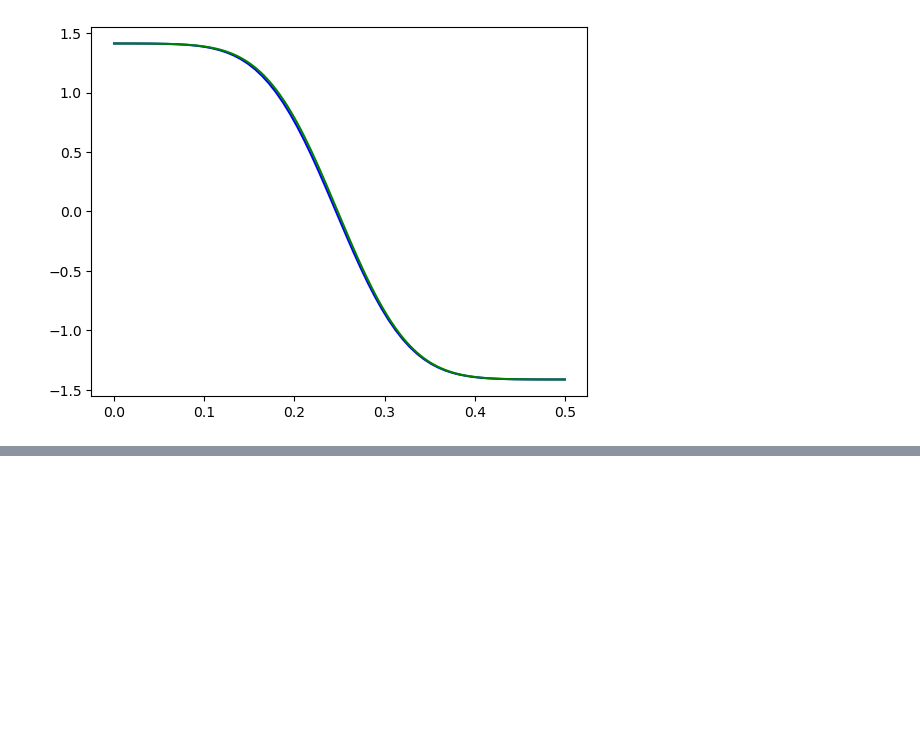
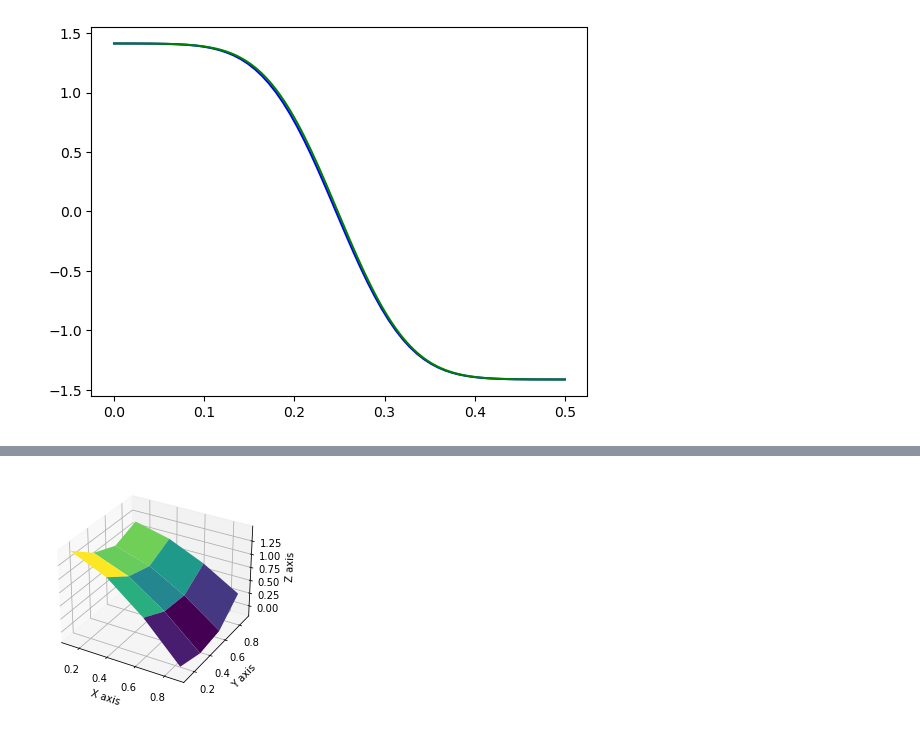
Before and after one commit to robrahm/PDE-Solvers, a Jupyter notebook: Solvers/Haar Function Test.ipynb, the cells around one changed output, grey strips where cells are left out. Cells and saved outputs as stored; diff of their text form; code cells hidden in the pictures; blank space fills up the shorter version.

```diff
--- a/Solvers/Untitled.ipynb
+++ b/Solvers/Haar Function Test.ipynb
@@ -111,0 +131,21 @@ A = create_haar_2d(Z)
+# %%
+fig = plt.figure()
+ax = fig.add_subplot(111, projection='3d')
+
+XX, YY = np.meshgrid(xx, yy)
+
+# Plot the surface
+ax.plot_surface(X, Y, Z, cmap='viridis')
+#ax.plot_surface(XX, YY, g(XX, YY), cmap='plasma')
+
+# Optional: plot wireframe
+# ax.plot_wireframe(X, Y, Z, color='black')
+
+# Labels
+ax.set_xlabel('X axis')
+ax.set_ylabel('Y axis')
+ax.set_zlabel('Z axis')
+
+plt.show()
+# %% [output]
+[figure, added]
```
Also changed, not shown: parts of 7 cells of this notebook, 3 other files.
